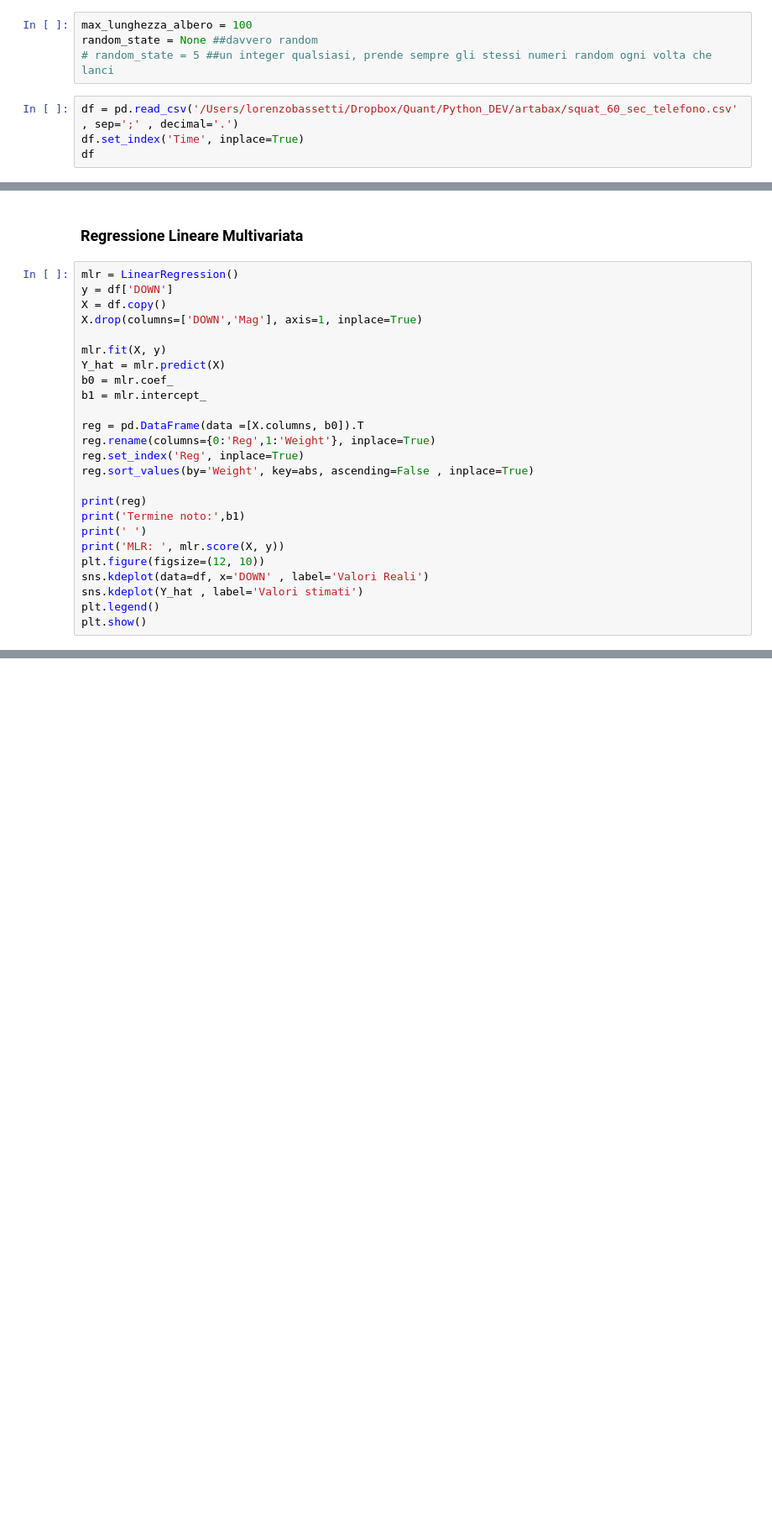
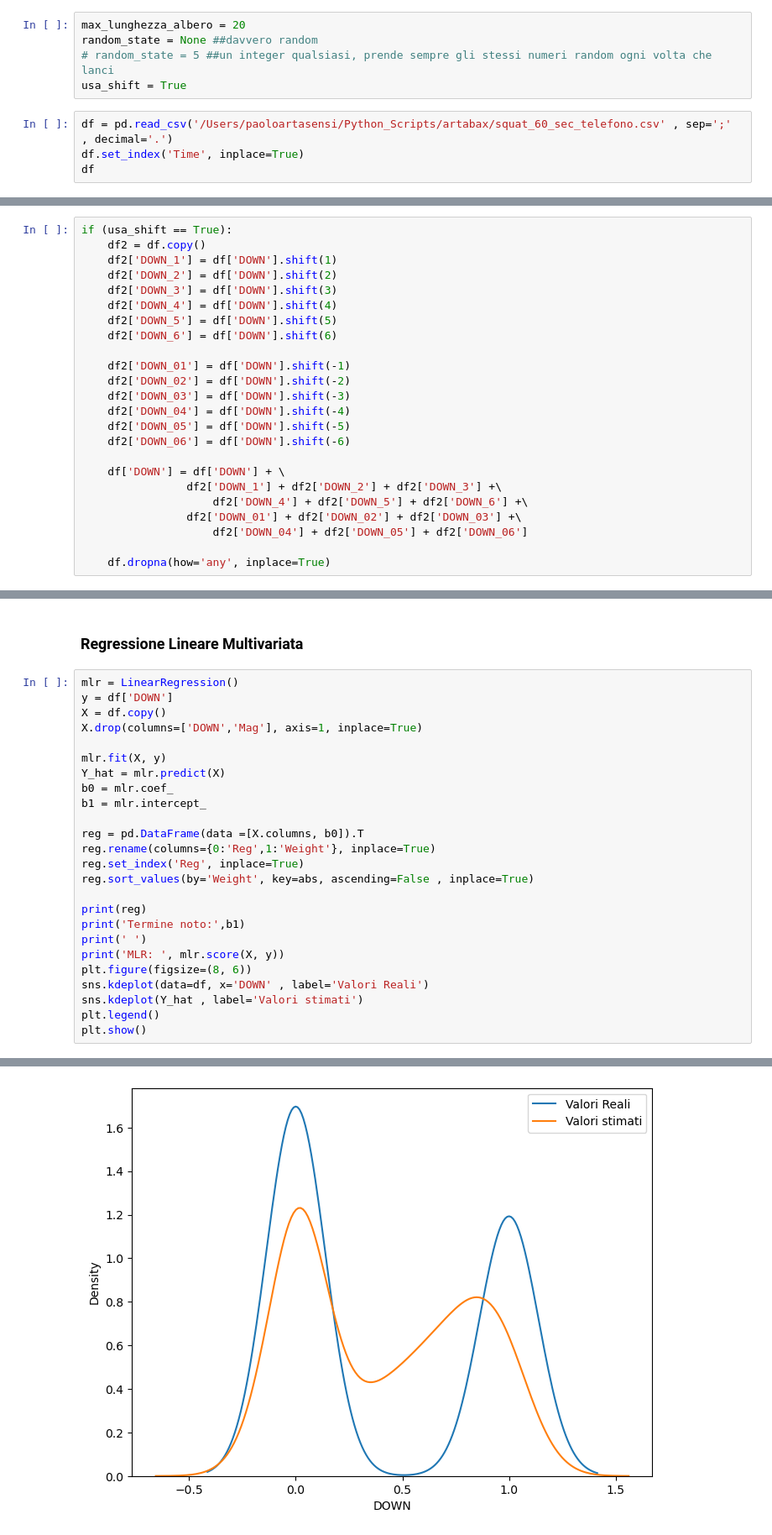
Before and after one commit to paoloartasensi/wow, a Jupyter notebook: squat_analysis.ipynb, the cells around one changed output, grey strips where cells are left out. Shown at 84% size. Saved outputs shown, nothing was run; the diff lists cells and outputs as text; blank space fills up the shorter version.

```diff
--- a/squat_analysis.ipynb
+++ b/squat_analysis.ipynb
@@ -22,8 +20,9 @@ ModuleNotFoundError: No module named 'numpy'
 # %%
-max_lunghezza_albero = 100
+max_lunghezza_albero = 20
 random_state = None ##davvero random
 # random_state = 5 ##un integer qualsiasi, prende sempre gli stessi numeri random ogni volta che lanci
+usa_shift = True
 # %%
-df = pd.read_csv('/Users/lorenzobassetti/Dropbox/Quant/Python_DEV/artabax/squat_60_sec_telefono.csv' , sep=';' , decimal='.')
+df = pd.read_csv('/Users/paoloartasensi/Python_Scripts/artabax/squat_60_sec_telefono.csv' , sep=';' , decimal='.')
 df.set_index('Time', inplace=True)
 df
@@ -30,3 +44,27 @@ df
+# %%
+if (usa_shift == True):
+    df2 = df.copy()
+    df2['DOWN_1'] = df['DOWN'].shift(1)
+    df2['DOWN_2'] = df['DOWN'].shift(2)
+    df2['DOWN_3'] = df['DOWN'].shift(3)
+    df2['DOWN_4'] = df['DOWN'].shift(4)
+    df2['DOWN_5'] = df['DOWN'].shift(5)
+    df2['DOWN_6'] = df['DOWN'].shift(6)
+
+    df2['DOWN_01'] = df['DOWN'].shift(-1)
+    df2['DOWN_02'] = df['DOWN'].shift(-2)
+    df2['DOWN_03'] = df['DOWN'].shift(-3)
+    df2['DOWN_04'] = df['DOWN'].shift(-4)
+    df2['DOWN_05'] = df['DOWN'].shift(-5)
+    df2['DOWN_06'] = df['DOWN'].shift(-6)
+
+    df['DOWN'] = df['DOWN'] + \
+                df2['DOWN_1'] + df2['DOWN_2'] + df2['DOWN_3'] +\
+                    df2['DOWN_4'] + df2['DOWN_5'] + df2['DOWN_6'] +\
+                df2['DOWN_01'] + df2['DOWN_02'] + df2['DOWN_03'] +\
+                    df2['DOWN_04'] + df2['DOWN_05'] + df2['DOWN_06']
+
+    df.dropna(how='any', inplace=True)
 # %% [markdown]
 ## DecisionTree Classifier
 # %%
@@ -210,8 +247,9 @@ print(reg)
 print('Termine noto:',b1)
 print(' ')
 print('MLR: ', mlr.score(X, y))
-plt.figure(figsize=(12, 10))
+plt.figure(figsize=(8, 6))
 sns.kdeplot(data=df, x='DOWN' , label='Valori Reali')
 sns.kdeplot(Y_hat , label='Valori stimati')
 plt.legend()
 plt.show()
+# %% [output]
@@ -217,0 +271 @@ plt.show()
+[figure, added]
```
Also changed, not shown: parts of 12 cells of this notebook.
